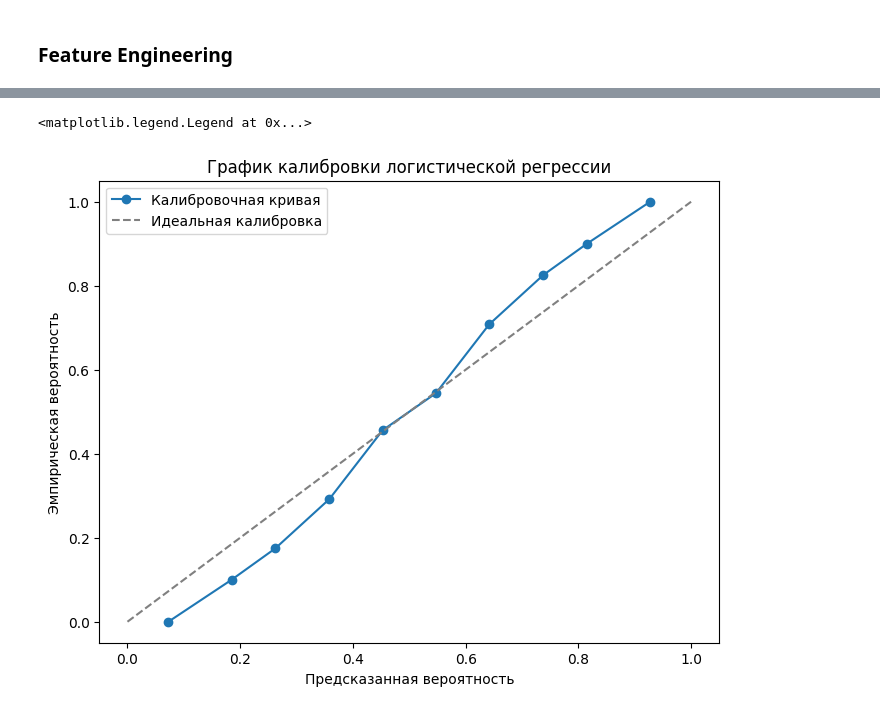
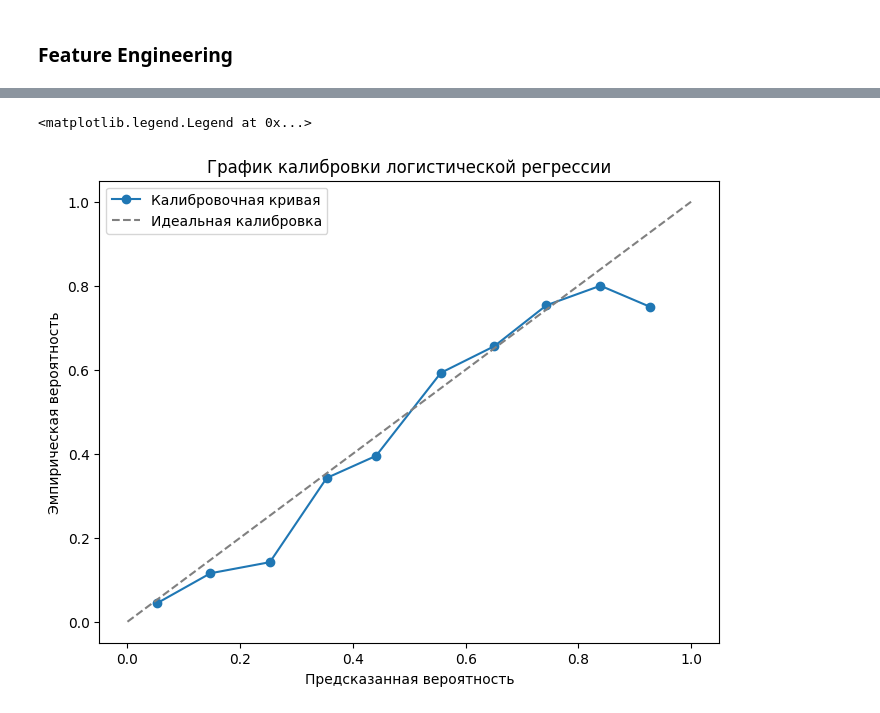
Before and after one commit to IlyaPhil/UFC-predictor, a Jupyter notebook: data_cleaning.ipynb, the cells around one changed output, grey strips where cells are left out. Cells and saved outputs as stored; diff of their text form; code cells hidden in the pictures.

Commit message:
Added Odds and Ranks, calculated business metric

```diff
--- a/data_cleaning.ipynb
+++ b/data_cleaning.ipynb
@@ -886,6 +954,8 @@ def create_new_features(df):
     df_copy['TotalRoundsFought_diff'] = df_copy['RedTotalRoundsFought'] - df_copy['BlueTotalRoundsFought']
     df_copy['TimeSinceLastFight_diff'] = df_copy['RedTimeSinceLastFight'] - df_copy['BlueTimeSinceLastFight']
 
+    df_copy['Rank_diff'] = df_copy['RMatchWCRank'] - df_copy['BMatchWCRank']
+
     return df_copy
 
 # Находим разницу в текущих сериях побед/поражений для двух бойцов
@@ -947,7 +1017,9 @@ def drop_features(df):
                           'RedLongestWinStreak',
                           'BlueLongestWinStreak',
                           'RedTimeSinceLastFight',
-                          'BlueTimeSinceLastFight'
+                          'BlueTimeSinceLastFight',
+                          'RMatchWCRank',
+                          'BMatchWCRank'
                           ], axis=1)
     return df_copy
 # %%
@@ -957,4 +1029,8 @@ data_featured = drop_features(data_featured)
 # data_featured = create_new_features(data_final.loc[:, :])
 # data_featured['Red_Blue_curr_streak_diff'] = data_featured.apply(red_blue_streak_diff_calc, axis=1)
 # data_featured = drop_features(data_featured)
+
+df_test_featured = create_new_features(data_final.loc[:, :])
+df_test_featured['Red_Blue_curr_streak_diff'] = df_test_featured.apply(red_blue_streak_diff_calc, axis=1)
+df_test_featured = drop_features(df_test_featured)
 # %%
@@ -968,18 +1061,23 @@ sns.heatmap(corr_matrix, annot=True, cmap='coolwarm')
 X = data_featured.drop(columns=['Result','RedFighter', 'BlueFighter'], axis=1)
 y = data_featured['Result']
 
+X_test = df_test_featured.drop(columns=['Result','RedFighter', 'BlueFighter'], axis=1)
+y_test = df_test_featured['Result']
+
 # X = X.iloc[:2000, :]
 # y = y.iloc[:2000]
 
-# test_size = 200
+# train_size =
+# test_size = int(len(X) * 0.125)
 
+
+X_train_featured = X.iloc[train_size:, :]
+y_train = y.iloc[train_size:]
+
+X_test_featured = X_test.iloc[:test_size, :]
+y_test = y_test.iloc[:test_size]
 # X_train_featured = X.iloc[test_size:, :]
-# y_train = data_combined.iloc[test_size:, -5]
+# y_train = y.iloc[test_size:]
 
 # X_test_featured = X.iloc[:test_size, :]
-# y_test = data_combined.iloc[:test_size, -5]
-X_train_featured = X.iloc[test_size:, :]
-y_train = y.iloc[test_size:]
-
-X_test_featured = X.iloc[:test_size, :]
-y_test = y.iloc[:test_size]
+# y_test = y.iloc[:test_size]
@@ -1071,25 +1148,25 @@ weighted avg       0.64      0.64      0.64      1750
 # %%
 # Предсказание вероятностей
-model = model
+# model = model
 
 y_proba = gs_binary.predict_proba(X_test_featured)
 # y_proba = model.predict_proba(X_test_featured)
 
 # Калибровочная кривая
 y_proba_positive = y_proba[:, 1]  # Вероятности положительного класса
 prob_true, prob_pred = calibration_curve(y_test, y_proba_positive, n_bins=10, strategy="uniform")
 
 # Построение графика
 plt.figure(figsize=(8, 6))
 plt.plot(prob_pred, prob_true, marker='o', label='Калибровочная кривая')
 plt.plot([0, 1], [0, 1], linestyle='--', color='gray', label='Идеальная калибровка')
 plt.xlabel('Предсказанная вероятность')
 plt.ylabel('Эмпирическая вероятность')
 plt.title('График калибровки логистической регрессии')
 plt.legend()
 # %% [output]
 <matplotlib.legend.Legend at 0x...>
-[figure, old version]
+[figure, new version]
 # %%
 model = gs_binary.best_estimator_
 # model = model
```
Also changed, not shown: parts of 43 cells of this notebook, 2 other files.
